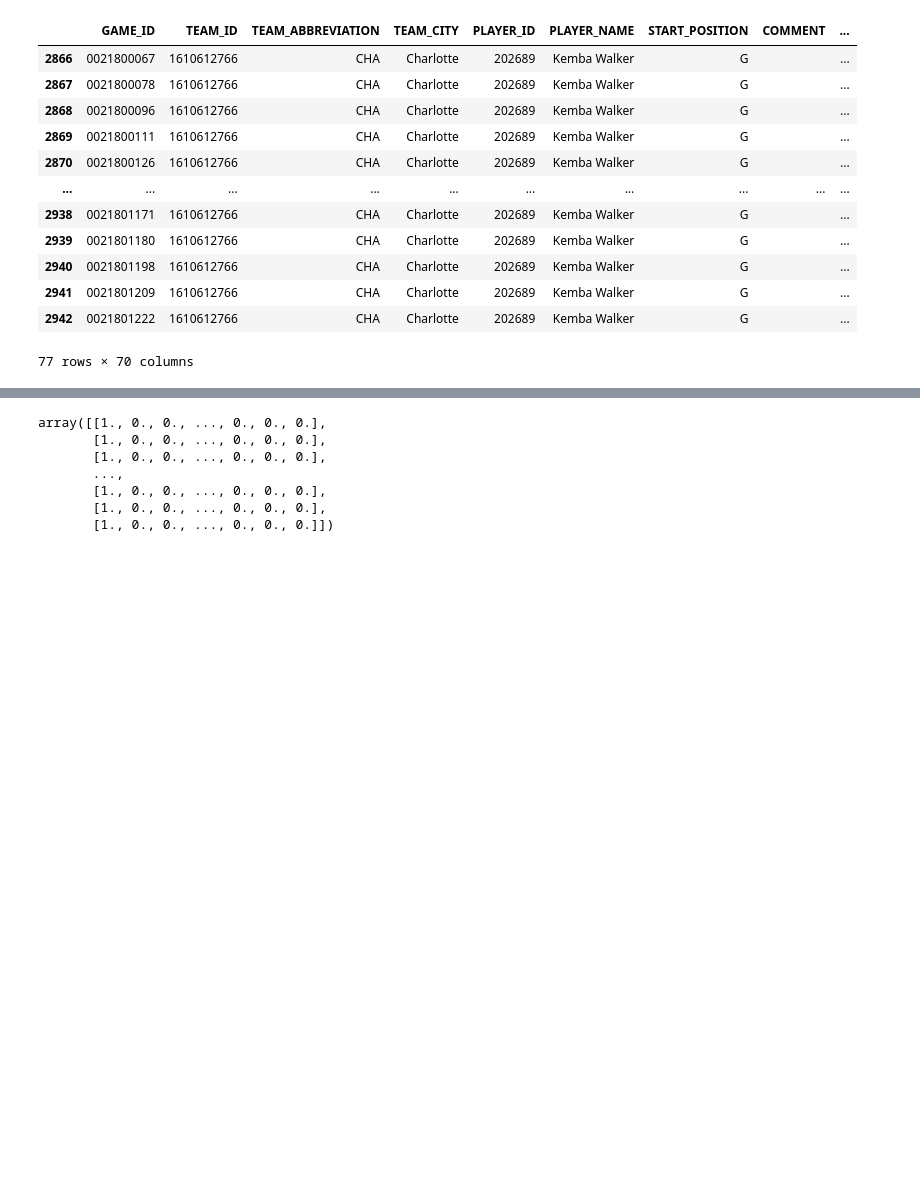
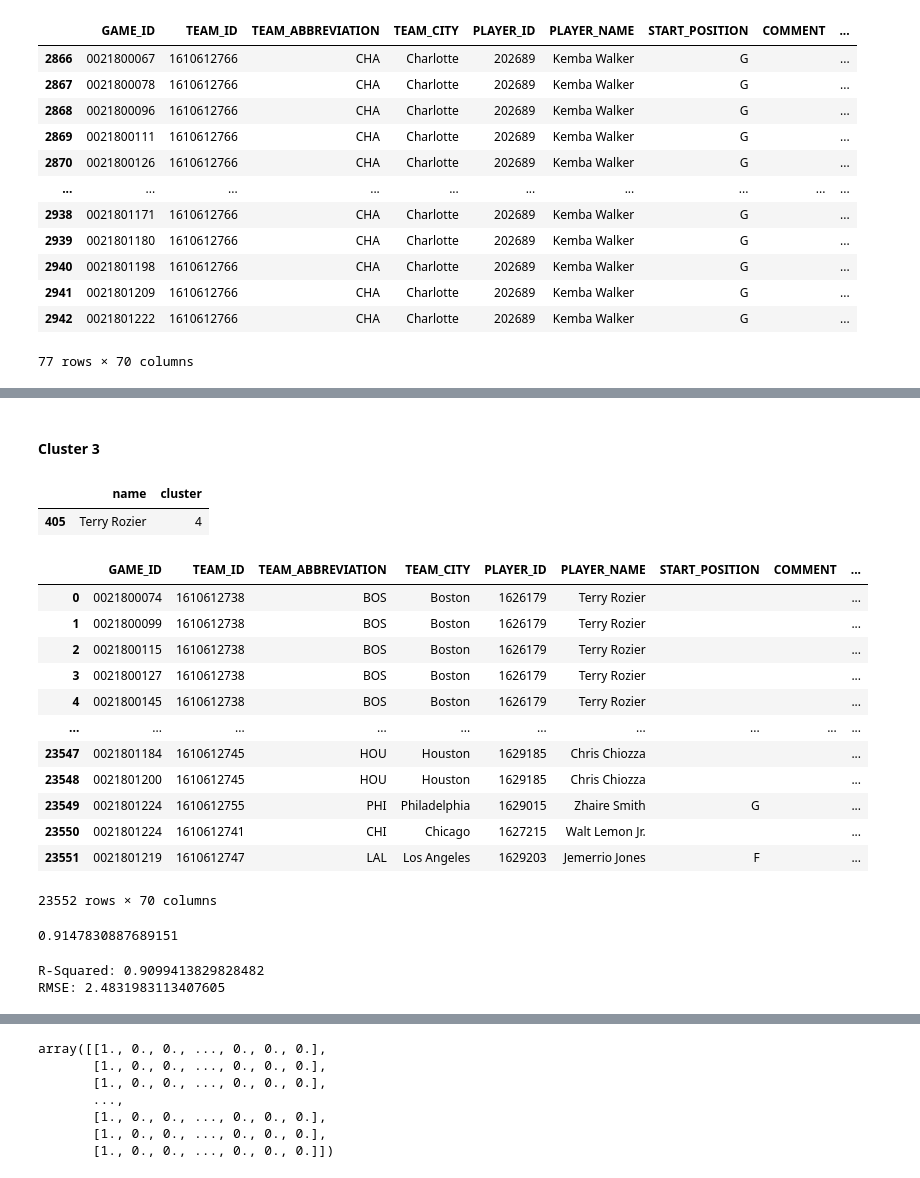
Before and after one commit to jcohen312/nba_points, a Jupyter notebook: Linear Regression.ipynb, the cells around one changed output, grey strips where cells are left out. Drawn from its saved outputs; the diff is of its cells as text; code cells hidden in the pictures; blank space fills up the shorter version.

Commit message:
trees with clusters

```diff
--- a/Linear Regression.ipynb
+++ b/Linear Regression.ipynb
@@ -1189,7 +1217,7 @@ def merge_with_cluster(lagged_calc_df, cluster_df):
 
     cluster_df['cluster'] = cluster_df['cluster'].astype('str')
 
-    unmarked_cluster = len(cluster_1['cluster'].unique())
+    unmarked_cluster = len(cluster_df['cluster'].unique())
 
     merged_cluster = lagged_calc_df.merge(cluster_df, how='left',left_on='PLAYER_NAME', right_on='name')
     merged_dropped = merged_cluster.drop('name', axis=1)
@@ -1219,0 +1320,46 @@ all_d_cluster1_raw
+# %% [markdown]
+#### Cluster 3
+# %%
+all_cluster3 = merge_with_cluster(playerstats_2018_lag_3_and5, cluster_3)
+all_d_cluster3 = join_set_columns_v2(all_cluster3, year='2018')
+all_d_cluster3_raw = generate_pre_transformed(all_d_cluster3)
+all_with_dummies_clust3 = pd.get_dummies(all_d_cluster3_raw.drop('date', axis=1))
+all_with_interaction_clean_clust3 = create_interaction(all_with_dummies_clust3, 'oteam', 'cluster')
+# %%
+cluster_3[cluster_3['name']=='Terry Rozier']
+# %% [output]
+|  | name | cluster |
+| 405 | Terry Rozier | 4 |
+# %%
+all_cluster3
+# %% [output]
+|  | GAME_ID | TEAM_ID | TEAM_ABBREVIATION | TEAM_CITY | PLAYER_ID | PLAYER_NAME | START_POSITION | COMMENT | ... |
+| 0 | 0021800074 | 1610612738 | BOS | Boston | 1626179 | Terry Rozier |  |  | ... |
+| 1 | 0021800099 | 1610612738 | BOS | Boston | 1626179 | Terry Rozier |  |  | ... |
+| 2 | 0021800115 | 1610612738 | BOS | Boston | 1626179 | Terry Rozier |  |  | ... |
+| 3 | 0021800127 | 1610612738 | BOS | Boston | 1626179 | Terry Rozier |  |  | ... |
+| 4 | 0021800145 | 1610612738 | BOS | Boston | 1626179 | Terry Rozier |  |  | ... |
+| ... | ... | ... | ... | ... | ... | ... | ... | ... | ... |
+| 23547 | 0021801184 | 1610612745 | HOU | Houston | 1629185 | Chris Chiozza |  |  | ... |
+| 23548 | 0021801200 | 1610612745 | HOU | Houston | 1629185 | Chris Chiozza |  |  | ... |
+| 23549 | 0021801224 | 1610612755 | PHI | Philadelphia | 1629015 | Zhaire Smith | G |  | ... |
+| 23550 | 0021801224 | 1610612741 | CHI | Chicago | 1627215 | Walt Lemon Jr. |  |  | ... |
+| 23551 | 0021801219 | 1610612747 | LAL | Los Angeles | 1629203 | Jemerrio Jones | F |  | ... |
+23552 rows × 70 columns
+# %%
+X_train, y_train, X_test, y_test = train_test(all_with_interaction_clean_clust3, 'PTS')
+regr = RandomForestRegressor(n_estimators=150, max_depth=50, random_state=0, min_samples_split=5)
+regr.fit(X_train, y_train)
+regr.score(X_train,y_train)
+# %% [output]
+0.9147830887689151
+# %%
+preds_cluster3 = regr.predict(X_test)
+r_squared = regr.score(X_test, y_test)
+RMSE = sqrt(mean_squared_error(y_test, preds_cluster3))
+
+print("""R-Squared: {}
+RMSE: {}""".format(r_squared, RMSE))
+# %% [output]
+R-Squared: 0.9099413829828482
+RMSE: 2.4831983113407605
```
Also changed, not shown: parts of 28 cells of this notebook, 1 other file.
